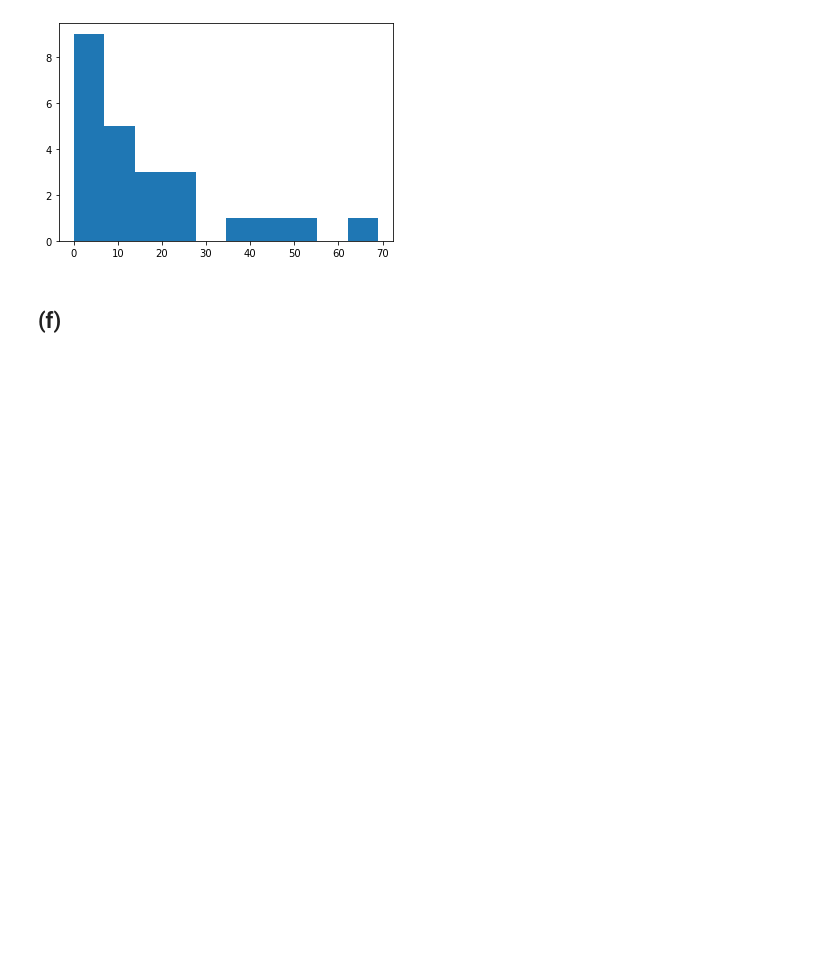
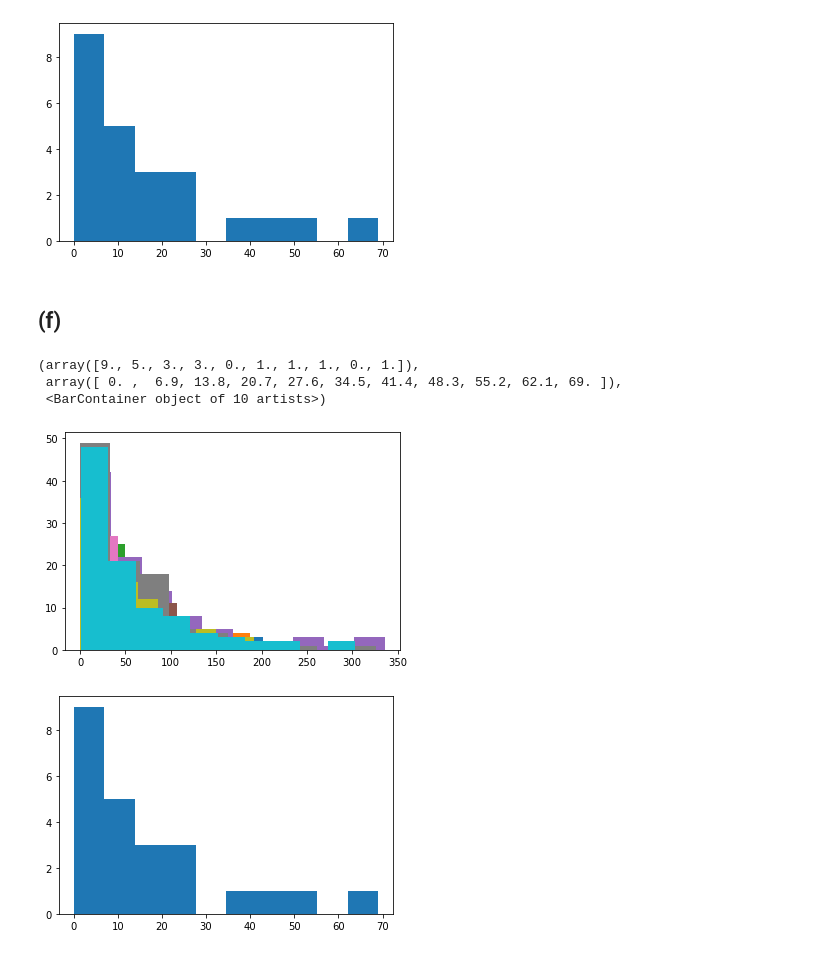
Before and after one commit to HWolf08/biophysics, a Jupyter notebook: week-07/problem-10.2.ipynb, the cells around one changed output. Cells and saved outputs as stored; diff of their text form; code cells hidden in the pictures; blank space fills up the shorter version.

```diff
--- a/week-07/problem-10.2.ipynb
+++ b/week-07/problem-10.2.ipynb
@@ -97,3 +97,19 @@ plt.hist(N_chan2)
 [figure]
 # %% [markdown]
 ## (f)
+# %%
+B = 55
+num_drw = 100
+
+for n in range(10):
+    p_t = np.random.exponential(B,num_drw)
+    plt.hist(p_t)
+
+plt.figure()
+plt.hist(N_chan2)
+# %% [output]
+(array([9., 5., 3., 3., 0., 1., 1., 1., 0., 1.]),
+ array([ 0. ,  6.9, 13.8, 20.7, 27.6, 34.5, 41.4, 48.3, 55.2, 62.1, 69. ]),
+ <BarContainer object of 10 artists>)
+[figure, added]
+[figure, added]
```
